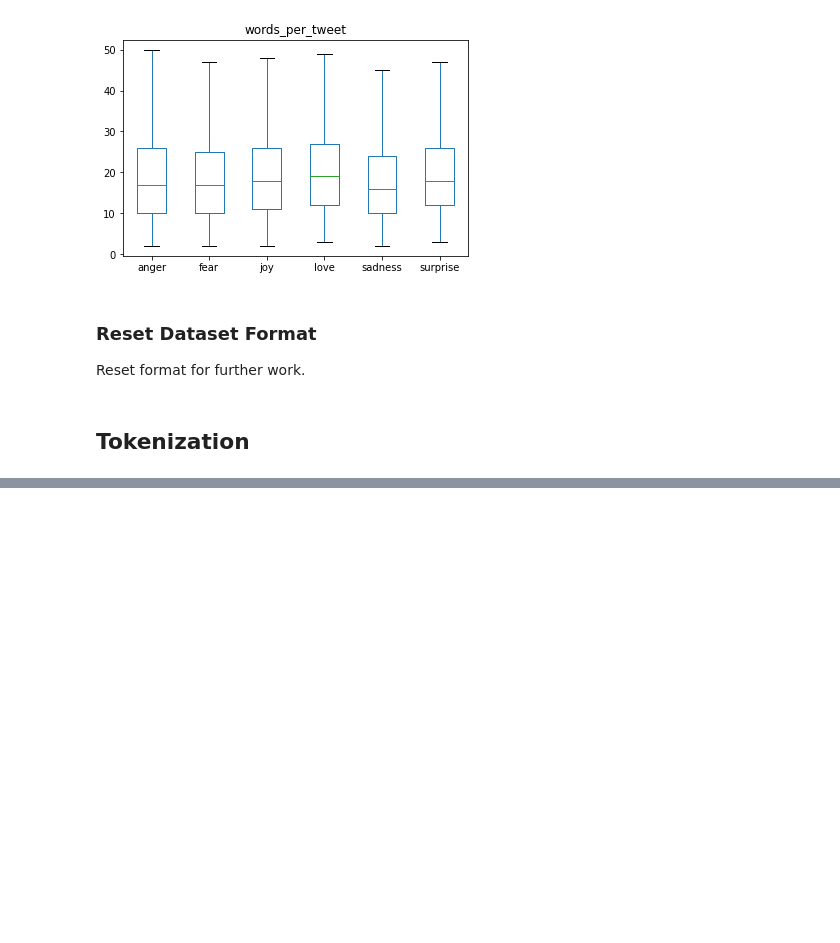
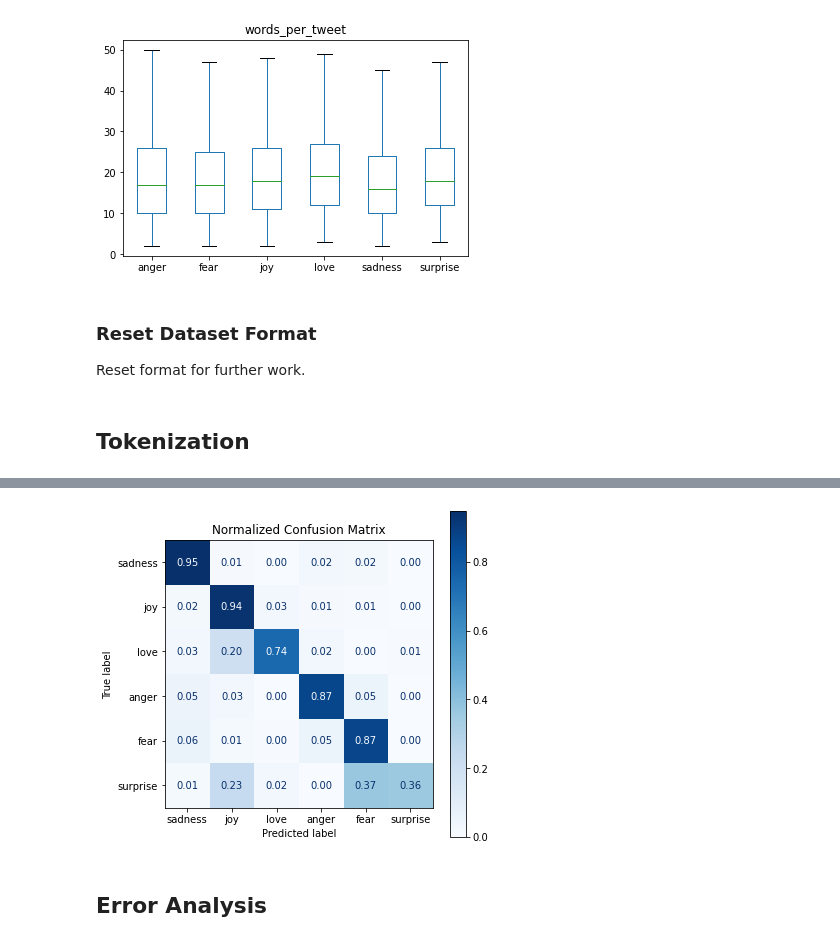
Before and after one commit to chris-santiago/nlpwt, a Jupyter notebook: chap_2.ipynb, the cells around one changed output, grey strips where cells are left out. Drawn from its saved outputs; the diff is of its cells as text; code cells hidden in the pictures; blank space fills up the shorter version.

```diff
--- a/chap_2.ipynb
+++ b/chap_2.ipynb
@@ -109,0 +188,7 @@ emotions.reset_format()
+# %%
+def get_metrics(pred):
+    labels = pred.label_ids
+    preds = pred.predictions.argmax(-1)
+    f1 = f1_score(labels, preds, average='weighted')
+    acc = accuracy_score(labels, preds)
+    return {'accuracy': acc, 'f1': f1}
@@ -109,0 +213,11 @@ emotions.reset_format()
+# %%
+trainer = Trainer(
+    model=model,
+    args=training_args,
+    compute_metrics=get_metrics,
+    train_dataset=emotions_enc['train'],
+    eval_dataset=emotions_enc['validation'],
+    tokenizer=tokenizer
+)
+
+trainer.train()
@@ -109,0 +230,3 @@ emotions.reset_format()
+# %%
+preds_output = trainer.predict(emotions_enc['validation'])
+preds_output.metrics
@@ -109,0 +241,18 @@ emotions.reset_format()
+# %%
+def plot_confusion_matrix(preds, actuals, labels):
+    cm = confusion_matrix(actuals, preds, normalize='true')
+    fig, ax = plt.subplots(figsize=(NUM_LABELS, NUM_LABELS))
+    disp = ConfusionMatrixDisplay(confusion_matrix=cm, display_labels=labels)
+    disp.plot(cmap='Blues', values_format='.2f', ax=ax, colorbar=True)
+    plt.title('Normalized Confusion Matrix')
+    plt.show()
+# %%
+y_preds = np.argmax(preds_output.predictions, axis=1)
+y_valid = emotions_enc['validation']['label']
+label_names = emotions['train'].features['label'].names
+
+plot_confusion_matrix(y_preds, y_valid, label_names)
+# %% [output]
+[figure, added]
+# %% [markdown]
+## Error Analysis
```
Also changed, not shown: parts of 23 cells of this notebook, 1 other file.
